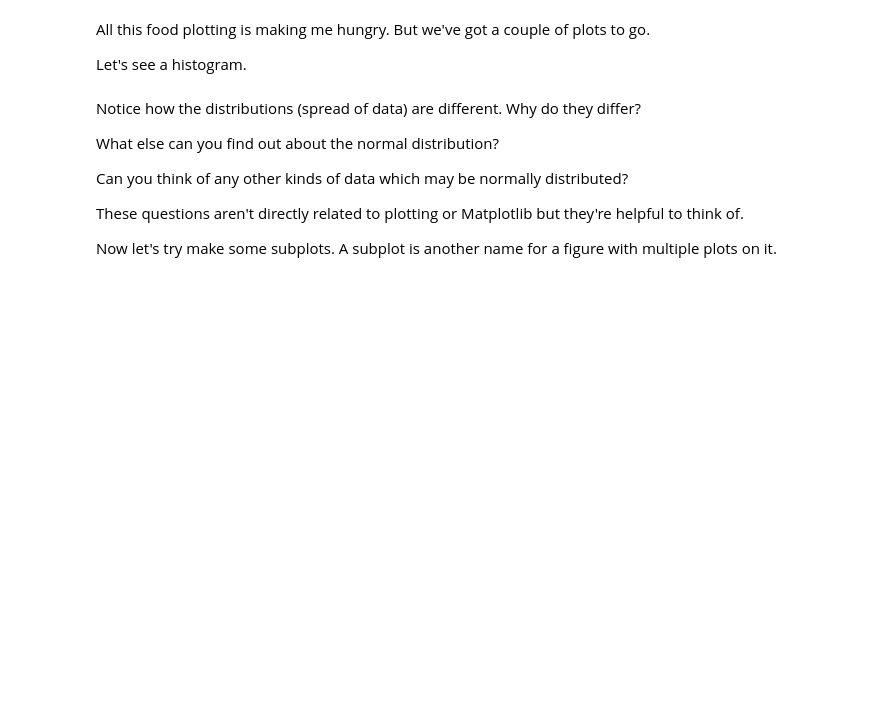
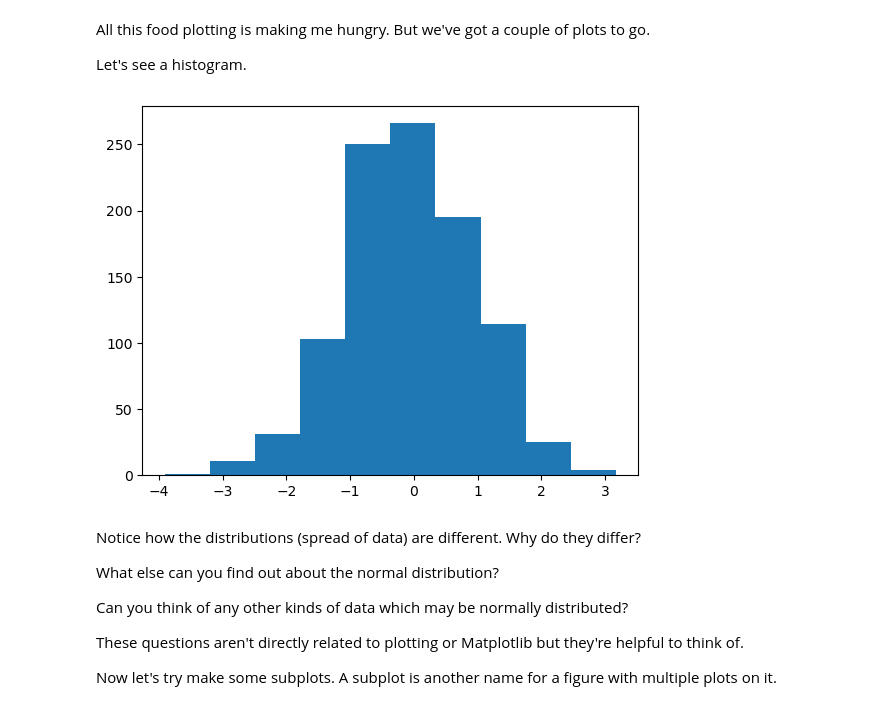
Before and after one commit to otinabrayo/IntroToPandas, a Jupyter notebook: matplotlib-exercises.ipynb, the cells around one changed output. Saved outputs shown, nothing was run; the diff lists cells and outputs as text; code cells hidden in the pictures; blank space fills up the shorter version.

```diff
--- a/matplotlib-exercises.ipynb
+++ b/matplotlib-exercises.ipynb
@@ -146,9 +162,14 @@ All this food plotting is making me hungry. But we've got a couple of plots to g
 Let's see a histogram.
 # %%
 # Create a random NumPy array of 1000 normally distributed numbers using NumPy and save it to X
-
+x = np.random.randn(1000)
 
 # Create a histogram plot of X
+fig, ax = plt.subplots()
+ax.hist(x)
+plt.show()
+# %% [output]
+[figure, added]
 # %%
 # Create a NumPy array of 1000 random numbers and save it to X
 
```
Also changed, not shown: parts of 3 cells of this notebook.
